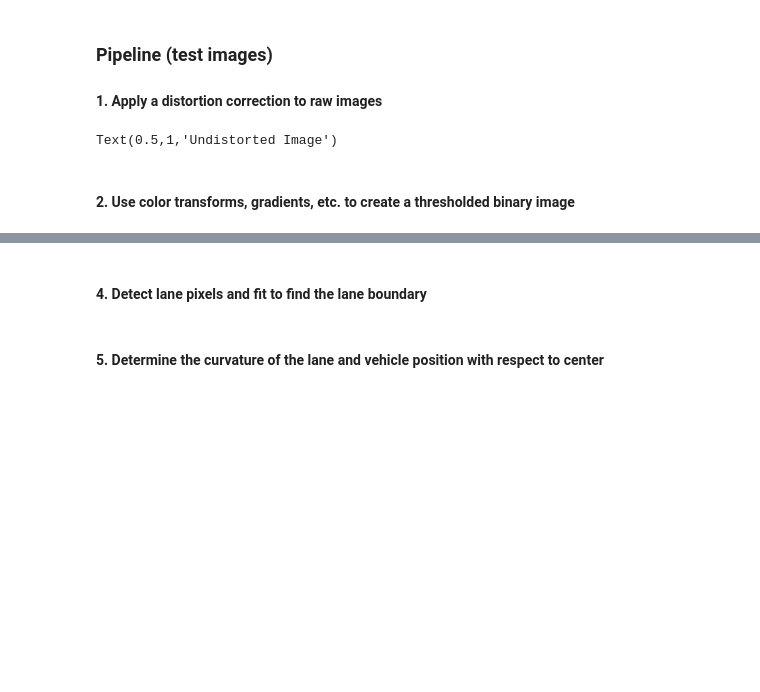
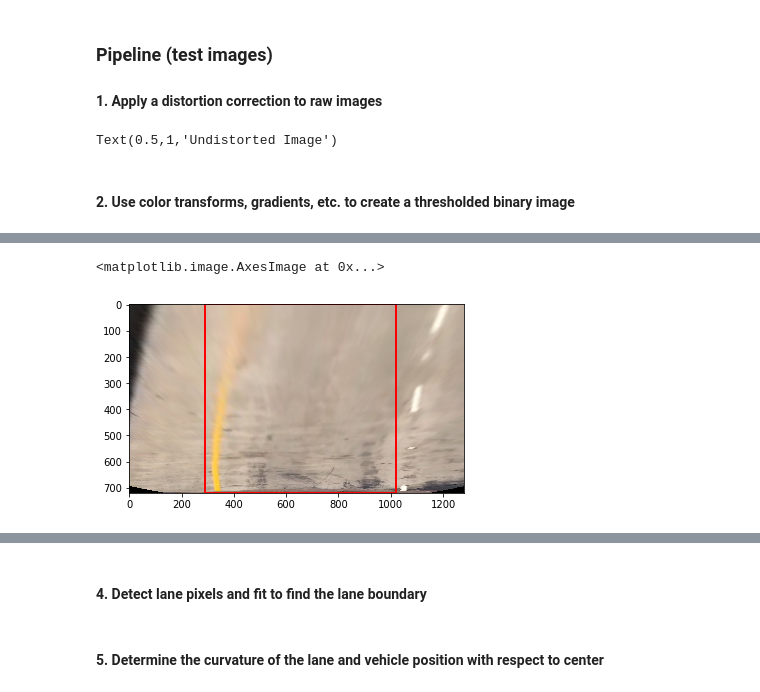
Before and after one commit to ninemillionbicycles/CarND-AdvancedLaneLines-P2, a Jupyter notebook: P2.ipynb, the cells around one changed output, grey strips where cells are left out. Saved outputs shown, nothing was run; the diff lists cells and outputs as text; code cells hidden in the pictures; blank space fills up the shorter version.

```diff
--- a/P2.ipynb
+++ b/P2.ipynb
@@ -130,8 +130,7 @@ ax2.set_title('Undistorted Image', fontsize=30)
 # %% [output]
 Text(0.5,1,'Undistorted Image')
 # %%
-# Unwarp
-def calc_transform_matrix(image_undistorted, n_x, n_y, mtx, dist, offset):
+def calc_transform_matrix_chessboard(image_undistorted, n_x, n_y, mtx, dist, offset):
     '''
     This function takes the undistorted color image of a chessboard for which the perspective transform matrix
     is to be calculated. The number of chessboard corners in x and y direction must be counted manually and
@@ -164,7 +163,7 @@ def calc_transform_matrix(image_undistorted, n_x, n_y, mtx, dist, offset):
 offset = 100
 
 # Calculate transform
-M = calc_transform_matrix(image_undistorted, n_x, n_y, mtx, dist, offset)
+M = calc_transform_matrix_chessboard(image_undistorted, n_x, n_y, mtx, dist, offset)
 image_topview = cv2.warpPerspective(image_undistorted, M, image_size)
 # %%
 f, (ax1, ax2) = plt.subplots(1, 2, figsize=(24, 9))
@@ -317,0 +347,44 @@ plt.subplots_adjust(left=0., right=1, top=0.9, bottom=0.)
+# %%
+def calc_transform_matrix(image_binary, n_x, n_y, mtx, dist, corners, offset):
+    '''
+    This function takes the undistorted color image of a chessboard for which the perspective transform matrix
+    is to be calculated. The number of chessboard corners in x and y direction must be counted manually and
+    passed to the function alongside the camera's distortion coefficients dist and the target offset of the
+    corners from the image edges in topview image. "Chessboard corners" are only points where two black and two
+    white squares intersect.
+    The function returns the perspective transform matrix.
+    '''
+
+    # Find chessboard corners
+    # Function returns non-zero value ret if all corners are found
+    # ret, corners = cv2.findChessboardCorners(image_grayscale, (n_x, n_y), None)
+    # cv2.drawChessboardCorners(image_undistorted, (n_x,n_y), corners, ret)
+
+    # Define source and destination coordinates
+    src = np.float32([corners[0], corners[1], corners[2], corners[3]])
+
+    # bottom_left, bottom_right, top_left, top_right
+    dst = np.float32([(corners[0][0]+offset, corners[0][1]), (corners[1][0]-offset, corners[1][1]), (corners[0][0]+offset, 0), (corners[1][0]-offset, 0)])
+
+    # Get transform matrix M
+    M = cv2.getPerspectiveTransform(src, dst)
+    return M
+
+offset = 100
+
+# Calculate transform
+M = calc_transform_matrix(image_undistorted, n_x, n_y, mtx, dist, corners, offset)
+
+# Warp image
+image_topview = cv2.warpPerspective(image_undistorted, M, image_size)
+
+# Draw lines corresponding to destination points
+cv2.line(image_topview, (corners[0][0]+offset, corners[0][1]), (corners[1][0]-offset, corners[1][1]), (255,0,0), 5)
+cv2.line(image_topview, (corners[0][0]+offset, 0), (corners[1][0]-offset, 0), (255,0,0), 5)
+cv2.line(image_topview, (corners[0][0]+offset, corners[0][1]), (corners[0][0]+offset, 0), (255,0,0), 5)
+cv2.line(image_topview, (corners[1][0]-offset, corners[1][1]), (corners[1][0]-offset, 0), (255,0,0), 5)
+
+plt.imshow(image_topview)
+# %% [output]
+<matplotlib.image.AxesImage at 0x...>
+[figure, added]
```
Also changed, not shown: parts of 6 cells of this notebook, 39 other files.
